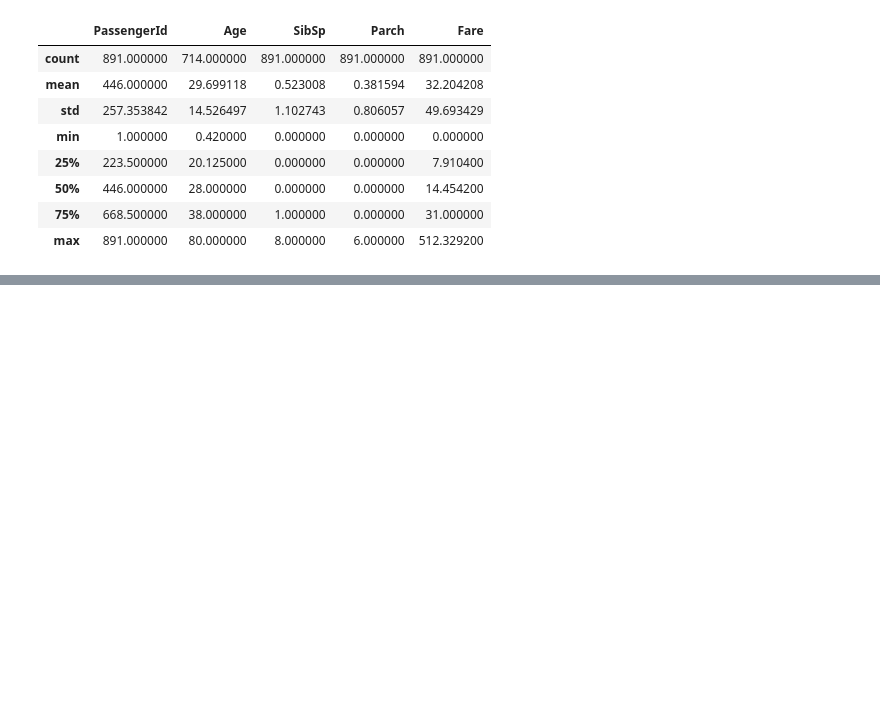
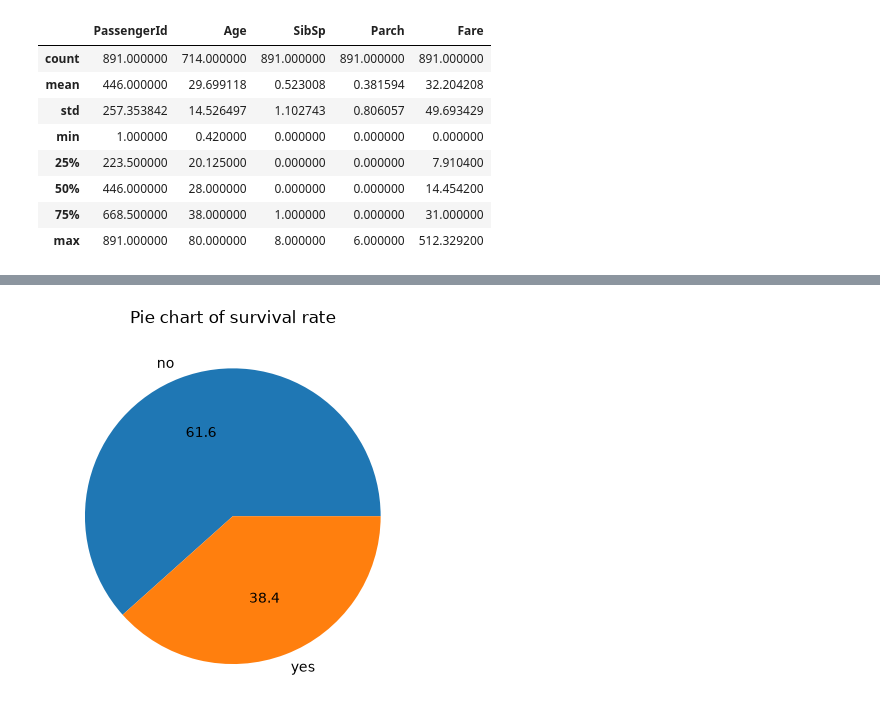
Before and after one commit to SamiulIslam007/phitron-machine-learning-practice, a Jupyter notebook: EDA_practice_on_titanic_data.ipynb, the cells around one changed output, grey strips where cells are left out. Cells and saved outputs as stored; diff of their text form; code cells hidden in the pictures; blank space fills up the shorter version.

```diff
--- a/EDA_practice_on_titanic_data.ipynb
+++ b/EDA_practice_on_titanic_data.ipynb
@@ -90,0 +115,11 @@ df.describe()
+# %%
+# seeing in piechart
+survived_count = df['Survived'].value_counts()
+
+survived_label = df['Survived'].unique()
+
+plt.pie(survived_count, autopct="%1.1f", labels=survived_label)
+plt.title('Pie chart of survival rate')
+plt.show()
+# %% [output]
+[figure, added]
```
Also changed, not shown: parts of 5 cells of this notebook.
